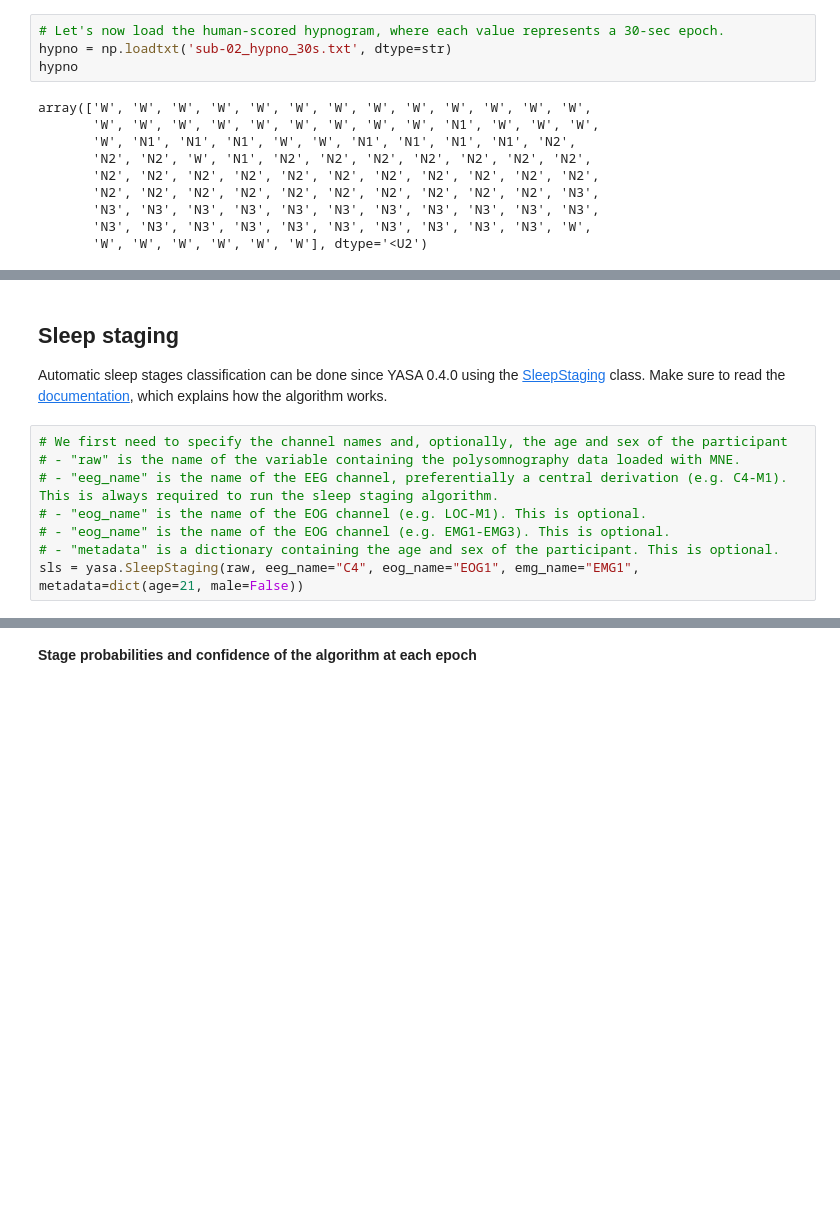
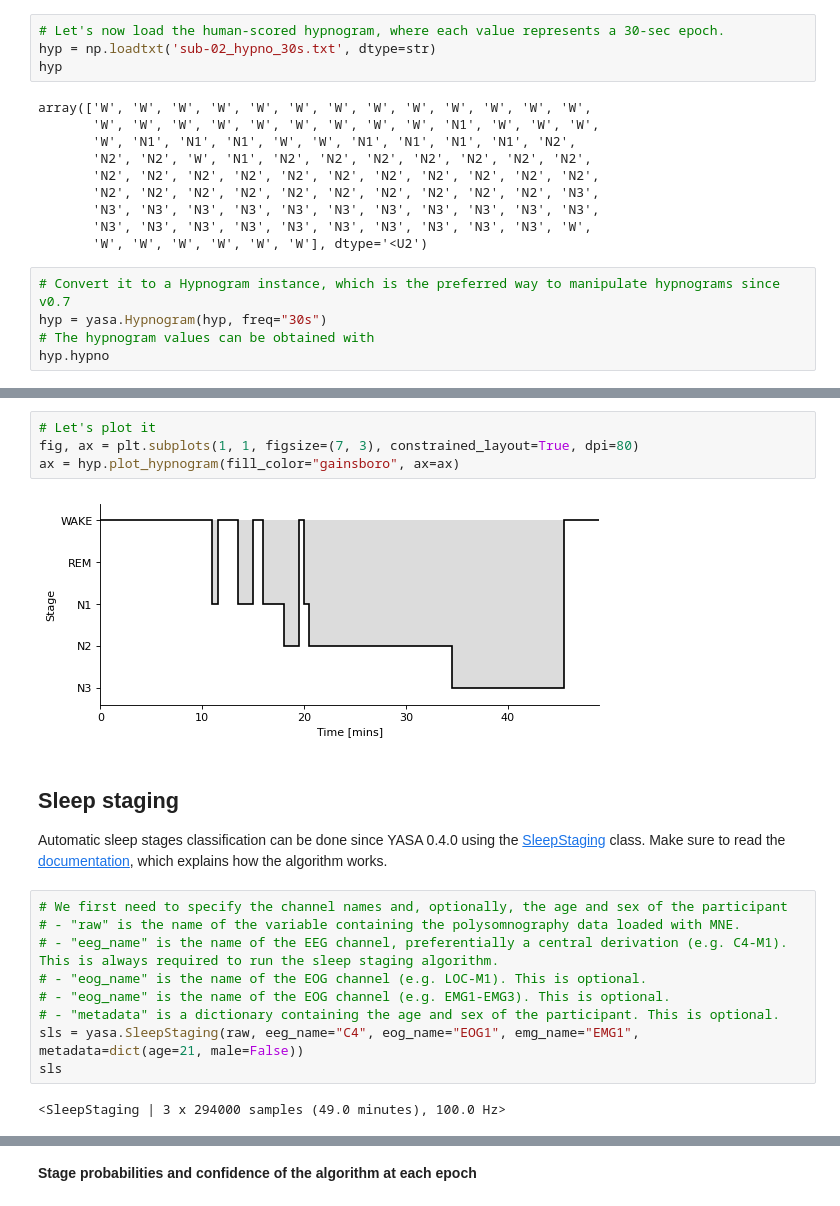
Before and after one commit to raphaelvallat/yasa, a Jupyter notebook: notebooks/14_automatic_sleep_staging.ipynb, the cells around one changed output, grey strips where cells are left out. Saved outputs shown, nothing was run; the diff lists cells and outputs as text; blank space fills up the shorter version.

```diff
--- a/notebooks/14_automatic_sleep_staging.ipynb
+++ b/notebooks/14_automatic_sleep_staging.ipynb
@@ -38,7 +42,7 @@ The sampling frequency is: 100.0
 # %%
 # Let's now load the human-scored hypnogram, where each value represents a 30-sec epoch.
-hypno = np.loadtxt('sub-02_hypno_30s.txt', dtype=str)
-hypno
+hyp = np.loadtxt('sub-02_hypno_30s.txt', dtype=str)
+hyp
 # %% [output]
 array(['W', 'W', 'W', 'W', 'W', 'W', 'W', 'W', 'W', 'W', 'W', 'W', 'W',
        'W', 'W', 'W', 'W', 'W', 'W', 'W', 'W', 'W', 'N1', 'W', 'W', 'W',
@@ -49,3 +53,8 @@ array(['W', 'W', 'W', 'W', 'W', 'W', 'W', 'W', 'W', 'W', 'W', 'W', 'W',
        'N3', 'N3', 'N3', 'N3', 'N3', 'N3', 'N3', 'N3', 'N3', 'N3', 'N3',
        'N3', 'N3', 'N3', 'N3', 'N3', 'N3', 'N3', 'N3', 'N3', 'N3', 'W',
        'W', 'W', 'W', 'W', 'W', 'W'], dtype='<U2')
+# %%
+# Convert it to a Hypnogram instance, which is the preferred way to manipulate hypnograms since v0.7
+hyp = yasa.Hypnogram(hyp, freq="30s")
+# The hypnogram values can be obtained with
+hyp.hypno
@@ -52,3 +76,9 @@ array(['W', 'W', 'W', 'W', 'W', 'W', 'W', 'W', 'W', 'W', 'W', 'W', 'W',
+# %%
+# Let's plot it
+fig, ax = plt.subplots(1, 1, figsize=(7, 3), constrained_layout=True, dpi=80)
+ax = hyp.plot_hypnogram(fill_color="gainsboro", ax=ax)
+# %% [output]
+[figure, added]
 # %% [markdown]
 ## Sleep staging
 
@@ -61,6 +91,9 @@ Automatic sleep stages classification can be done since YASA 0.4.0 using the [Sl
 # - "eog_name" is the name of the EOG channel (e.g. EMG1-EMG3). This is optional.
 # - "metadata" is a dictionary containing the age and sex of the participant. This is optional.
 sls = yasa.SleepStaging(raw, eeg_name="C4", eog_name="EOG1", emg_name="EMG1", metadata=dict(age=21, male=False))
+sls
+# %% [output]
+<SleepStaging | 3 x 294000 samples (49.0 minutes), 100.0 Hz>
 # %%
 # Getting the predicted sleep stages is now as easy as:
 y_pred = sls.predict()
```
Also changed, not shown: parts of 15 cells of this notebook, 6 other files.
